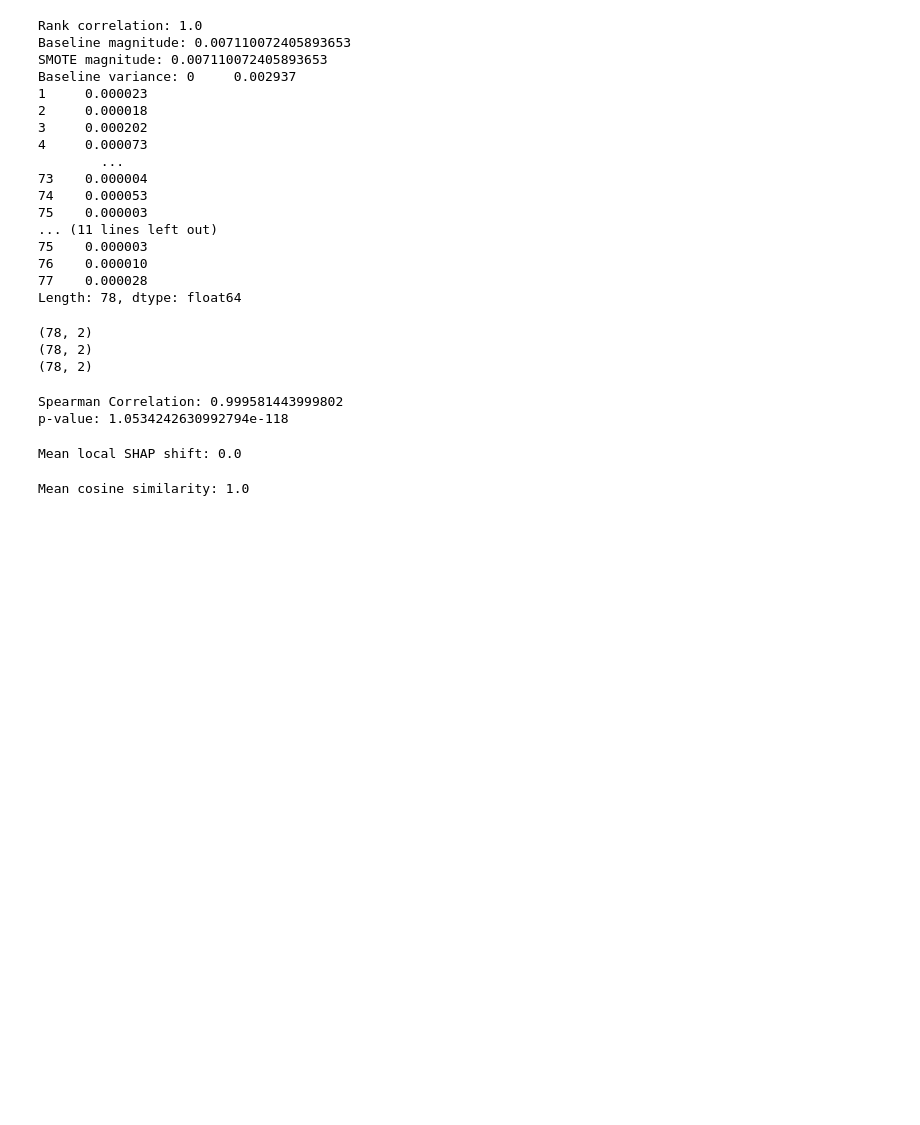
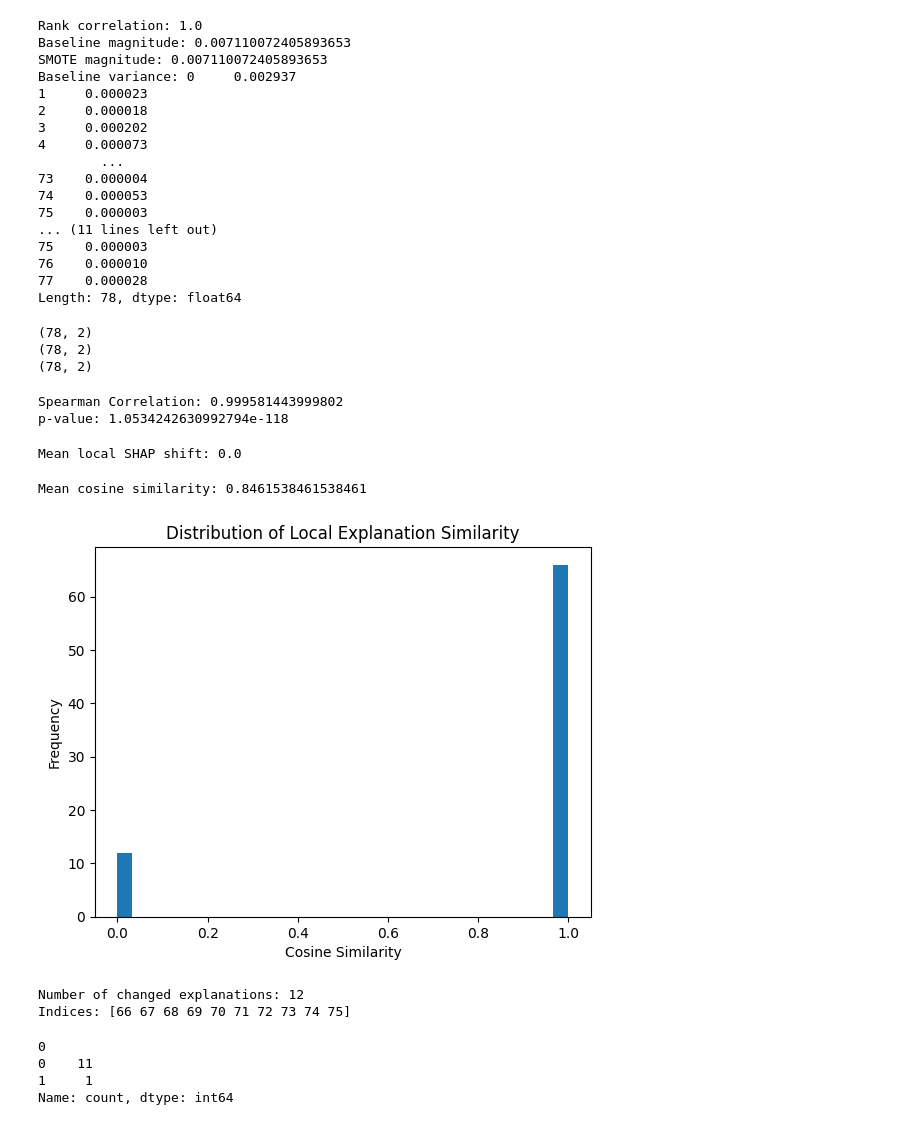
Before and after one commit to SantanuOjha/Explainable-AI-IDS, a Jupyter notebook: Notebook/06_Performance_and_Explainability_Analysis.ipynb, the cells around one changed output. Drawn from its saved outputs; the diff is of its cells as text; code cells hidden in the pictures; blank space fills up the shorter version.

```diff
--- a/Notebook/06_Performance_and_Explainability_Analysis.ipynb
+++ b/Notebook/06_Performance_and_Explainability_Analysis.ipynb
@@ -179,12 +179,39 @@ from sklearn.metrics.pairwise import cosine_similarity
 
 similarities = [
     cosine_similarity(
-        baseline_arr[i].reshape(1,-1),
-        smote_arr[i].reshape(1,-1)
+    np.array([xgb_smote_importance["importance"].iloc[i]]).reshape(1,-1),
+    np.array([xgb_smote_kmeans_importance["importance"].iloc[i]]).reshape(1,-1)
     )[0][0]
-    for i in range(len(baseline_arr))
+    for i in range(len(xgb_smote_importance["importance"]))
 ]
 
 print("Mean cosine similarity:", np.mean(similarities))
 # %% [output]
-Mean cosine similarity: 1.0
+Mean cosine similarity: 0.8461538461538461
+# %%
+import matplotlib.pyplot as plt
+
+plt.hist(similarities, bins=30)
+plt.title("Distribution of Local Explanation Similarity")
+plt.xlabel("Cosine Similarity")
+plt.ylabel("Frequency")
+plt.show()
+# %% [output]
+[figure, added]
+# %%
+similarities = np.array(similarities)
+
+low_similarity_idx = np.where(similarities < 0.2)[0]
+
+print("Number of changed explanations:", len(low_similarity_idx))
+print("Indices:", low_similarity_idx[:10])
+# %% [output]
+Number of changed explanations: 12
+Indices: [66 67 68 69 70 71 72 73 74 75]
+# %%
+y_test_bin.iloc[low_similarity_idx].value_counts()
+# %% [output]
+0
+0    11
+1     1
+Name: count, dtype: int64
```
Also changed, not shown: parts of 5 cells of this notebook.
